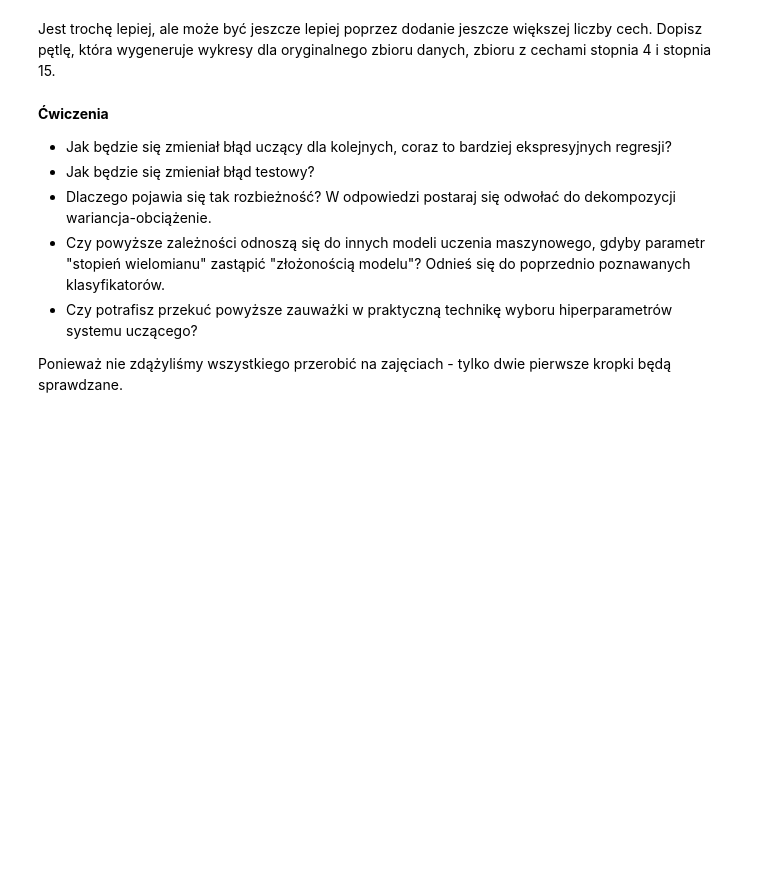
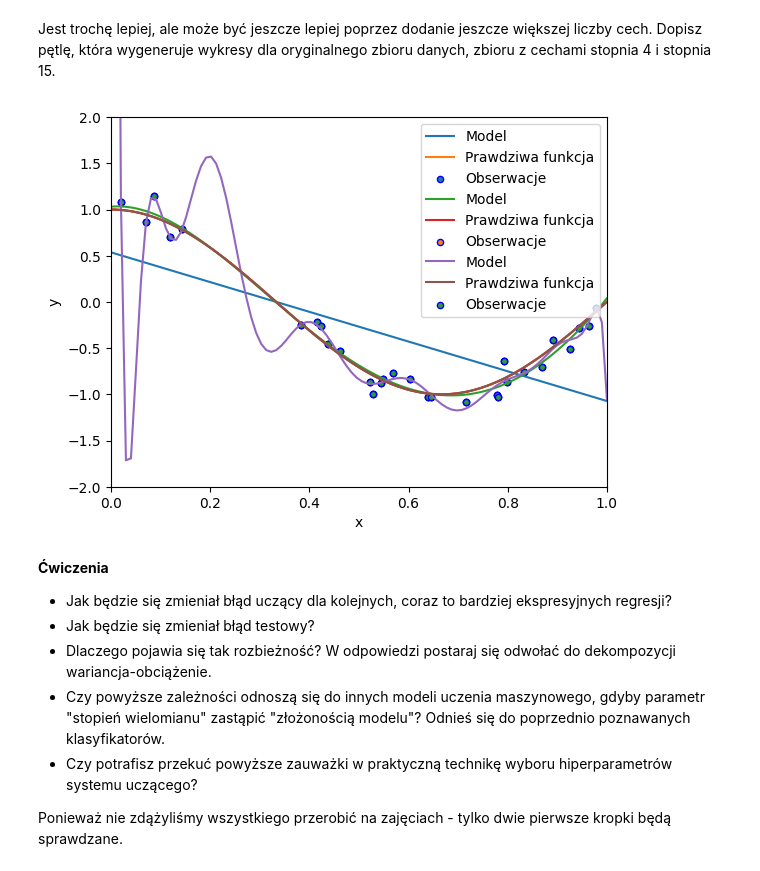
Before and after one commit to Mimikkk/study-master-2023-sus, a Jupyter notebook: exercise-3-overfitting/notebook.ipynb, the cells around one changed output. Saved outputs shown, nothing was run; the diff lists cells and outputs as text; code cells hidden in the pictures; blank space fills up the shorter version.

```diff
--- a/exercise-3-overfitting/notebook.ipynb
+++ b/exercise-3-overfitting/notebook.ipynb
@@ -103,3 +159,13 @@ raise NotImplementedError()
+# %%
+for degree in [1, 4, 15]:
+  pipeline = Pipeline([
+    ("polynomial_features", PolynomialFeatures(degree=degree, include_bias=False)),
+    ("regressor", LinearRegression())
+  ])
+  pipeline.fit(X, y)
+  plot_poly(X, y, pipeline)
+# %% [output]
+[figure, added]
 # %% [markdown]
 **Ćwiczenia**
 - Jak będzie się zmieniał błąd uczący dla kolejnych, coraz to bardziej ekspresyjnych regresji?
```
Also changed, not shown: parts of 30 cells of this notebook.
